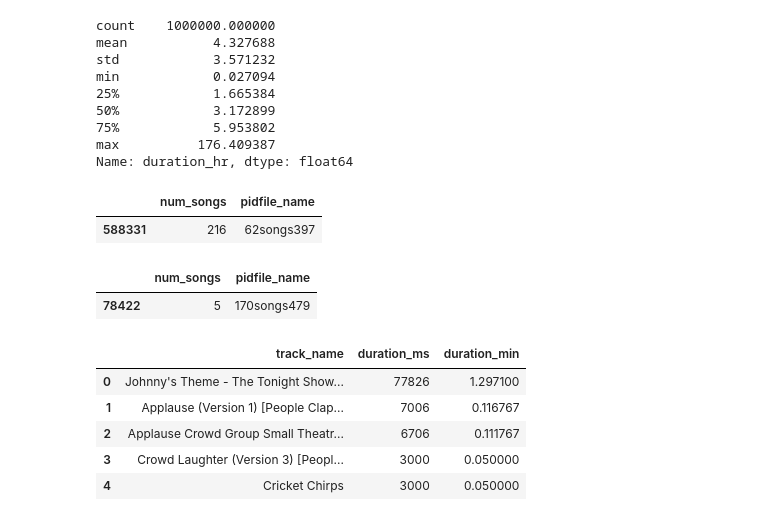
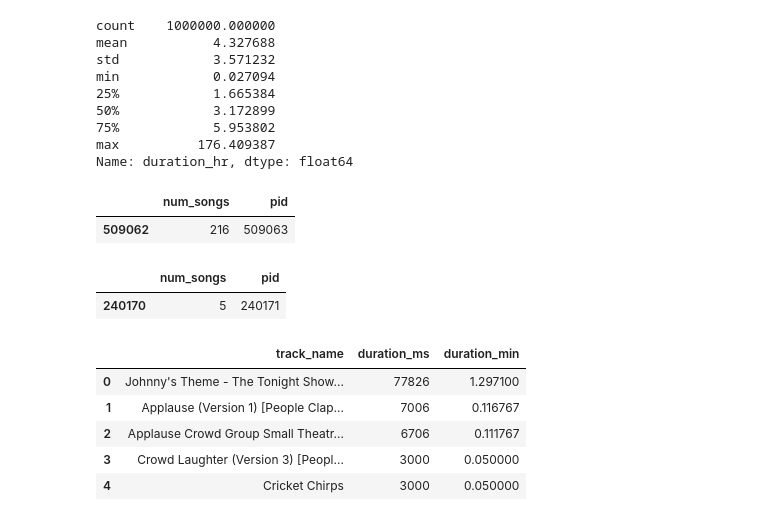
Before and after one commit to jamilla-az/spotify-recommender, a Jupyter notebook: notebook/eda-sqlite-db.ipynb, the cells around one changed output. Drawn from its saved outputs; the diff is of its cells as text; code cells hidden in the pictures.

Commit message:
added indexing, sqlite3 query timing

```diff
--- a/notebook/eda-sqlite-db.ipynb
+++ b/notebook/eda-sqlite-db.ipynb
@@ -194,0 +218,13 @@ pl_length.shape
+# %%
+#distribution of playlist lengths
+
+#time query execution
+tic = timeit.default_timer()
+cur.execute('SELECT COUNT(track_id), pid FROM mpd GROUP BY pid')
+print(f'elapsed time - query: {timeit.default_timer() - tic:0.6f}')
+
+#time data loading into pd df
+tic = timeit.default_timer()
+pl_length = pd.DataFrame(cur.fetchall(), columns = ['num_songs', 'pid'])
+print(f'elapsed time - pandas: {timeit.default_timer() - tic:0.6f}')
+pl_length.shape
@@ -213,9 +253,10 @@ min            5.000000
 max          376.000000
 Name: num_songs, dtype: float64
 # %%
-#distribution of playlist durations
-pl_dur = pd.read_sql_query('SELECT SUM(duration_ms) AS total_dur, pidfile_name FROM mpd \
-                        JOIN songs ON mpd.track_id = songs.track_id \
-                        GROUP BY pidfile_name',con)
-pl_dur.shape
+#check out query plan
+cur = con.cursor()
+cur.execute('EXPLAIN QUERY PLAN SELECT SUM(songs.duration_ms), pid FROM mpd \
+             INNER JOIN songs ON mpd.track_id = songs.track_id \
+             GROUP BY pid')
+cur.fetchall()
 # %% [output]
@@ -222,0 +265,15 @@ pl_dur.shape
+# %%
+#distribution of playlist durations
+
+#time query
+tic = timeit.default_timer()
+cur.execute('SELECT SUM(songs.duration_ms), pid FROM mpd \
+             INNER JOIN songs ON mpd.track_id = songs.track_id \
+             GROUP BY pid')
+print(f'elapsed time - query: {timeit.default_timer() - tic:0.6f}')
+
+#time data loading
+tic = timeit.default_timer()
+pl_dur = pd.DataFrame(cur.fetchall(), columns = ['total_dur', 'pid'])
+print(f'elapsed time - pandas: {timeit.default_timer() - tic:0.6f}')
+pl_dur.shape
@@ -244,18 +305,18 @@ max          176.409387
 Name: duration_hr, dtype: float64
 # %%
 #composition of the playlist with the longest duration
-longest_pl = pl_dur.loc[pl_dur['duration_hr'] == pl_dur['duration_hr'].max()].iloc[0]['pidfile_name']
-pl_length.loc[pl_length['pidfile_name']==longest_pl]
+longest_pl = pl_dur.loc[pl_dur['duration_hr'] == pl_dur['duration_hr'].max()].iloc[0]['pid']
+pl_length.loc[pl_length['pid']==longest_pl]
 # %% [output]
-|  | num_songs | pidfile_name |
-| 588331 | 216 | 62songs397 |
+|  | num_songs | pid |
+| 509062 | 216 | 509063 |
 # %%
 #composition of the playlist with the shortest duration
-shortest_pl = pl_dur.loc[pl_dur['duration_hr'] == pl_dur['duration_hr'].min()].iloc[0]['pidfile_name']
-pl_length.loc[pl_length['pidfile_name']==shortest_pl]
+shortest_pl = pl_dur.loc[pl_dur['duration_hr'] == pl_dur['duration_hr'].min()].iloc[0]['pid']
+pl_length.loc[pl_length['pid']==shortest_pl]
 # %% [output]
-|  | num_songs | pidfile_name |
-| 78422 | 5 | 170songs479 |
+|  | num_songs | pid |
+| 240170 | 5 | 240171 |
 # %%
 #what types of tracks are in these playlists?
 pl_song_list = pd.read_sql_query('SELECT track_name, duration_ms FROM mpd \
```
Also changed, not shown: parts of 14 cells of this notebook.
